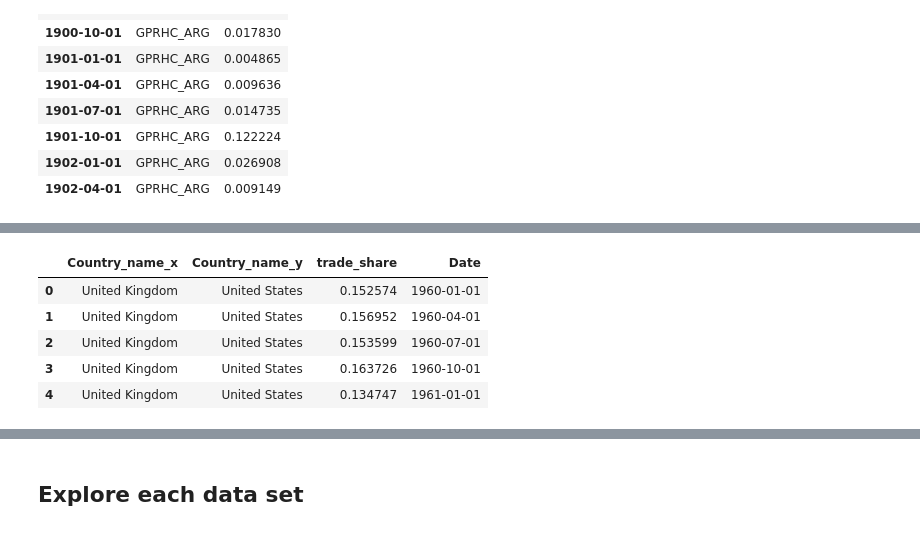
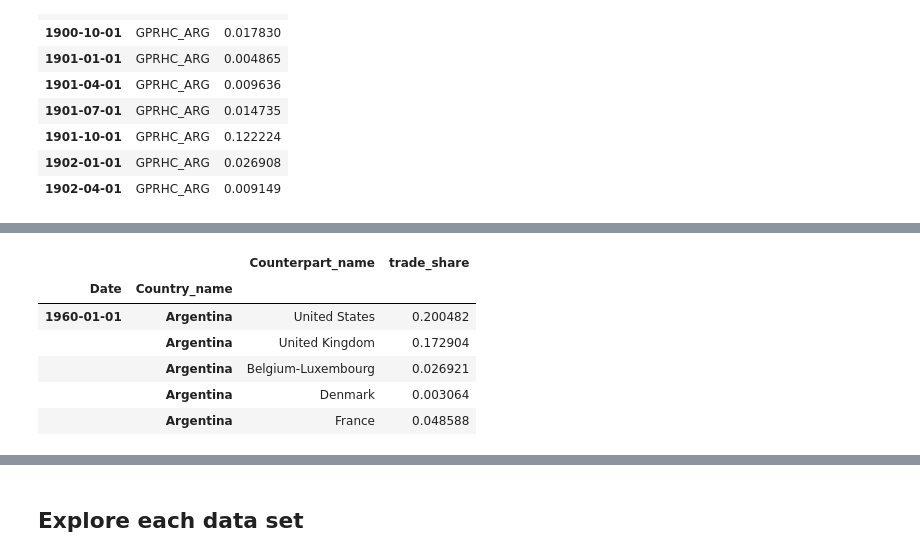
Before and after one commit to NumEconCopenhagen/projects-2024-mikkel-thomas, a Jupyter notebook: dataproject/dataproject.ipynb, the cells around one changed output, grey strips where cells are left out. Drawn from its saved outputs; the diff is of its cells as text; code cells hidden in the pictures.

```diff
--- a/dataproject/dataproject.ipynb
+++ b/dataproject/dataproject.ipynb
@@ -104,4 +106,0 @@ dots_imf = dots_imf.reset_index().merge(imf_lookup, on='imf_name', how='left')
-# %%
-imf_lookup = imf_lookup.rename(columns={'imf_name': 'imf_name_counterpart'})
-dots_imf = dots_imf.reset_index().merge(imf_lookup, on='imf_name_counterpart', how='left')
-dots_imf.head(5)
@@ -114,0 +107,4 @@ dots_imf.head(5)
+# %%
+dots_imf = dots_imf.rename(columns={'Country_name_x': 'country'})
+dots_imf = dots_imf.rename(columns={'Country_name_y': 'counterpart'})
+dots_imf.head(5)
@@ -114,0 +118,4 @@ dots_imf.head(5)
+# %%
+dots_imf = dots_imf[['Date','country', 'counterpart', 'trade_share']]
+dots_imf = dots_imf.rename(columns={'country': 'Country_name', 'counterpart': 'Counterpart_name'})
+dots_imf.head(5)
@@ -114,0 +129,3 @@ dots_imf.head(5)
+# %%
+dots_imf.set_index(['Date', 'Country_name'], inplace=True)
+dots_imf.head(5)
@@ -115,10 +140,11 @@ dots_imf.head(5)
 # %%
-dots_imf = dots_imf[['Country_name_x', 'Country_name_y', 'trade_share', 'Date']]
+dots_imf = dots_imf.sort_values(['Country_name', 'Date'])
 dots_imf.head(5)
 # %% [output]
-|  | Country_name_x | Country_name_y | trade_share | Date |
-| 0 | United Kingdom | United States | 0.152574 | 1960-01-01 |
-| 1 | United Kingdom | United States | 0.156952 | 1960-04-01 |
-| 2 | United Kingdom | United States | 0.153599 | 1960-07-01 |
-| 3 | United Kingdom | United States | 0.163726 | 1960-10-01 |
-| 4 | United Kingdom | United States | 0.134747 | 1961-01-01 |
+|  |  | Counterpart_name | trade_share |
+| Date | Country_name |  |  |
+| 1960-01-01 | Argentina | United States | 0.200482 |
+|  | Argentina | United Kingdom | 0.172904 |
+|  | Argentina | Belgium-Luxembourg | 0.026921 |
+|  | Argentina | Denmark | 0.003064 |
+|  | Argentina | France | 0.048588 |
```
Also changed, not shown: parts of 16 cells of this notebook, 4 other files.
